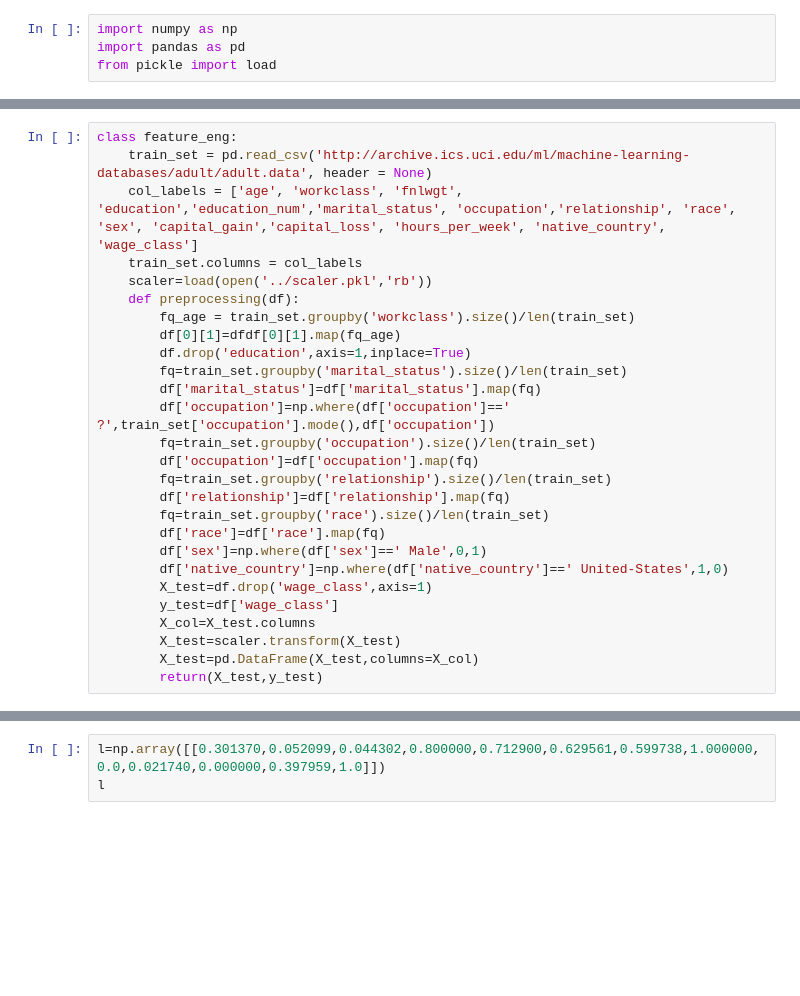
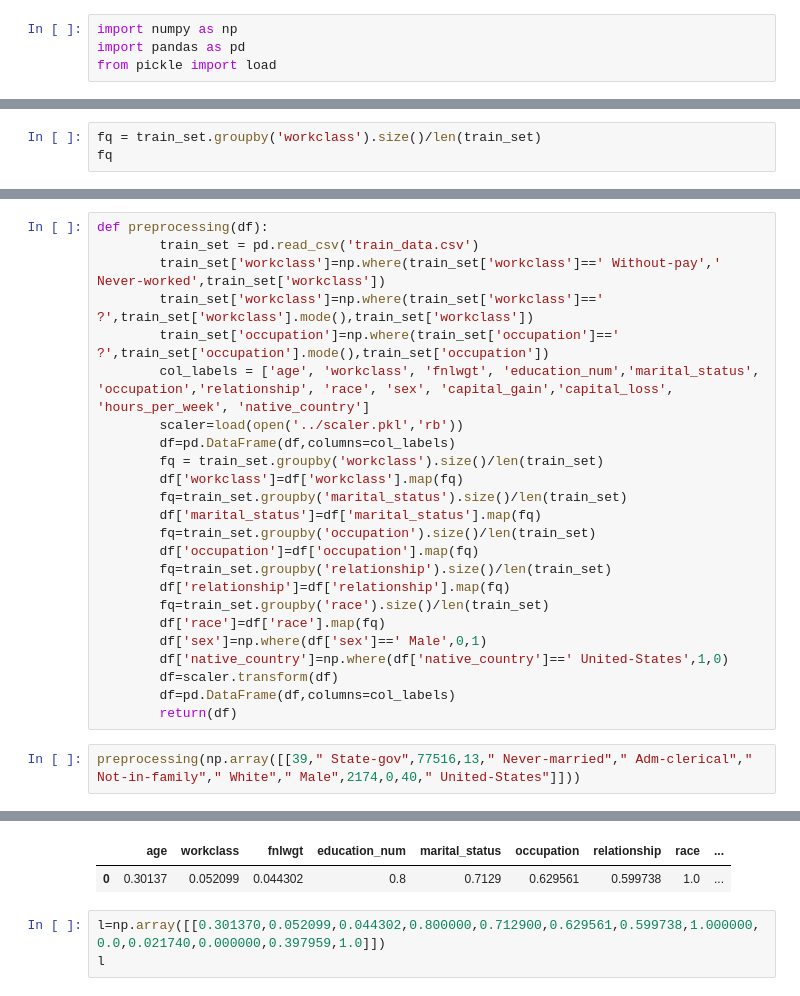
Before and after one commit to shiv0112/income-prediction-xgboost, a Jupyter notebook: notebooks/preprocessing.ipynb, the cells around one changed output, grey strips where cells are left out. Cells and saved outputs as stored; diff of their text form; blank space fills up the shorter version.

```diff
--- a/notebooks/preprocessing.ipynb
+++ b/notebooks/preprocessing.ipynb
@@ -4,0 +27,3 @@ from pickle import load
+# %%
+fq = train_set.groupby('workclass').size()/len(train_set)
+fq
@@ -5,16 +42,16 @@ from pickle import load
 # %%
-class feature_eng:
-    train_set = pd.read_csv('http://archive.ics.uci.edu/ml/machine-learning-databases/adult/adult.data', header = None)
-    col_labels = ['age', 'workclass', 'fnlwgt', 'education','education_num','marital_status', 'occupation','relationship', 'race', 'sex', 'capital_gain','capital_loss', 'hours_per_week', 'native_country', 'wage_class']
-    train_set.columns = col_labels
-    scaler=load(open('../scaler.pkl','rb'))
-    def preprocessing(df):
-        fq_age = train_set.groupby('workclass').size()/len(train_set)
-        df[0][1]=dfdf[0][1].map(fq_age)
-        df.drop('education',axis=1,inplace=True)
+def preprocessing(df):
+        train_set = pd.read_csv('train_data.csv')
+        train_set['workclass']=np.where(train_set['workclass']==' Without-pay',' Never-worked',train_set['workclass'])
+        train_set['workclass']=np.where(train_set['workclass']==' ?',train_set['workclass'].mode(),train_set['workclass'])
+        train_set['occupation']=np.where(train_set['occupation']==' ?',train_set['occupation'].mode(),train_set['occupation'])
+        col_labels = ['age', 'workclass', 'fnlwgt', 'education_num','marital_status', 'occupation','relationship', 'race', 'sex', 'capital_gain','capital_loss', 'hours_per_week', 'native_country']
+        scaler=load(open('../scaler.pkl','rb'))
+        df=pd.DataFrame(df,columns=col_labels)
+        fq = train_set.groupby('workclass').size()/len(train_set)
+        df['workclass']=df['workclass'].map(fq)
         fq=train_set.groupby('marital_status').size()/len(train_set)
         df['marital_status']=df['marital_status'].map(fq)
-        df['occupation']=np.where(df['occupation']==' ?',train_set['occupation'].mode(),df['occupation'])
         fq=train_set.groupby('occupation').size()/len(train_set)
         df['occupation']=df['occupation'].map(fq)
         fq=train_set.groupby('relationship').size()/len(train_set)
@@ -23,9 +60,9 @@ class feature_eng:
         df['race']=df['race'].map(fq)
         df['sex']=np.where(df['sex']==' Male',0,1)
         df['native_country']=np.where(df['native_country']==' United-States',1,0)
-        X_test=df.drop('wage_class',axis=1)
-        y_test=df['wage_class']
-        X_col=X_test.columns
-        X_test=scaler.transform(X_test)
-        X_test=pd.DataFrame(X_test,columns=X_col)
-        return(X_test,y_test)
+        df=scaler.transform(df)
+        df=pd.DataFrame(df,columns=col_labels)
+        return(df)
+# %%
+preprocessing(np.array([[39," State-gov",77516,13," Never-married"," Adm-clerical"," Not-in-family"," White"," Male",2174,0,40," United-States"]]))
+# %% [output]
@@ -32,3 +71,5 @@ class feature_eng:
+|  | age | workclass | fnlwgt | education_num | marital_status | occupation | relationship | race | ... |
+| 0 | 0.30137 | 0.052099 | 0.044302 | 0.8 | 0.7129 | 0.629561 | 0.599738 | 1.0 | ... |
 # %%
 l=np.array([[0.301370,0.052099,0.044302,0.800000,0.712900,0.629561,0.599738,1.000000,0.0,0.021740,0.000000,0.397959,1.0]])
 l
```
Also changed, not shown: parts of 6 cells of this notebook, 12 other files.
